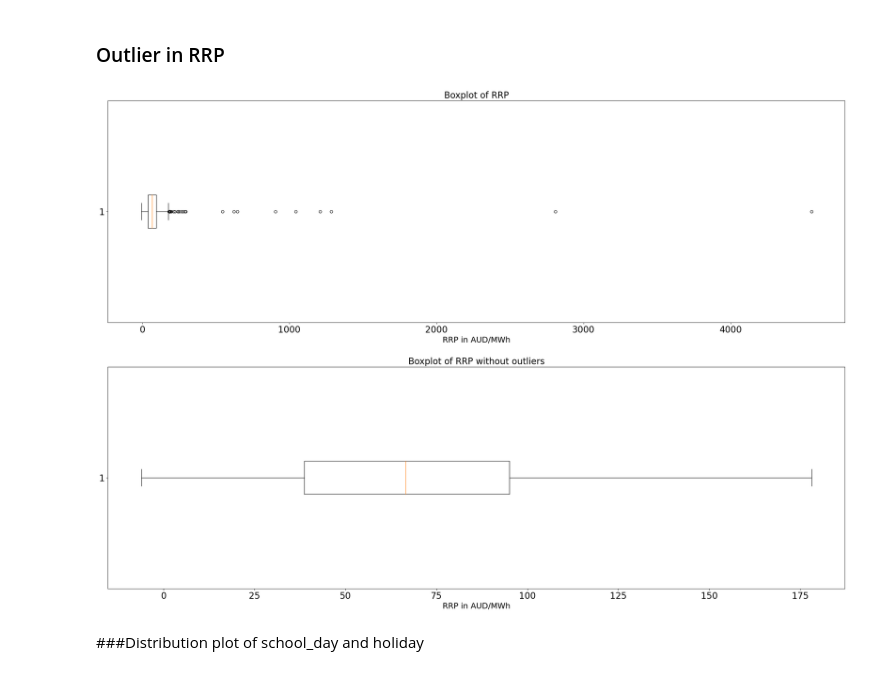
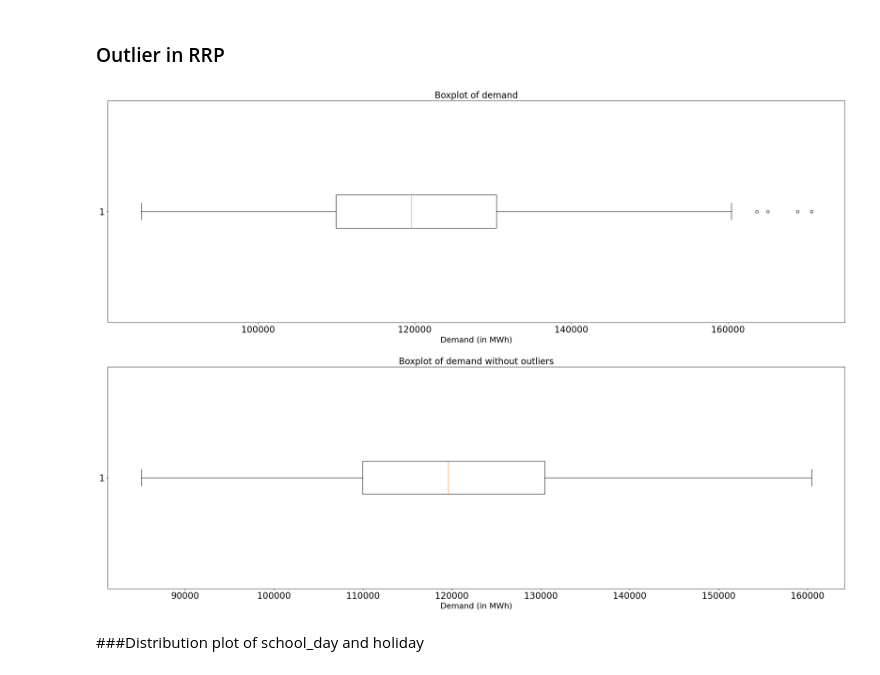
Before and after one commit to 54AB/ITS-Capstone-11522-23-14, a Jupyter notebook: EDA_and_First_Attempt.ipynb, the cells around one changed output. Saved outputs shown, nothing was run; the diff lists cells and outputs as text; code cells hidden in the pictures.

Commit message:
Box plot of RRP change to demand

```diff
--- a/EDA_and_First_Attempt.ipynb
+++ b/EDA_and_First_Attempt.ipynb
@@ -190,19 +190,19 @@ plt.show()
 ### Outlier in RRP
 # %%
 fig, ax = plt.subplots(2, 1, figsize = (30, 20))
-ax[0].boxplot(demand_dataset['RRP'], vert = False)
+ax[0].boxplot(demand_dataset['demand'], vert = False)
 ax[0].tick_params(labelsize=20)
-ax[0].set_title('Boxplot of RRP', size = 20)
-ax[0].set_xlabel("RRP in AUD/MWh", fontsize = 18)
+ax[0].set_title('Boxplot of demand', size = 20)
+ax[0].set_xlabel("Demand (in MWh)", fontsize = 18)
 
-ax[1].boxplot(demand_dataset['RRP'], vert = False, showfliers= False)
+ax[1].boxplot(demand_dataset['demand'], vert = False, showfliers= False)
 ax[1].tick_params(labelsize=20)
-ax[1].set_title("Boxplot of RRP without outliers", size = 20)
-ax[1].set_xlabel("RRP in AUD/MWh", fontsize = 18)
+ax[1].set_title("Boxplot of demand without outliers", size = 20)
+ax[1].set_xlabel("Demand (in MWh)", fontsize = 18)
 
 plt.show()
 # %% [output]
-[figure, old version]
+[figure, new version]
 # %% [markdown]
 ###Distribution plot of school_day and holiday
 # %%
```
